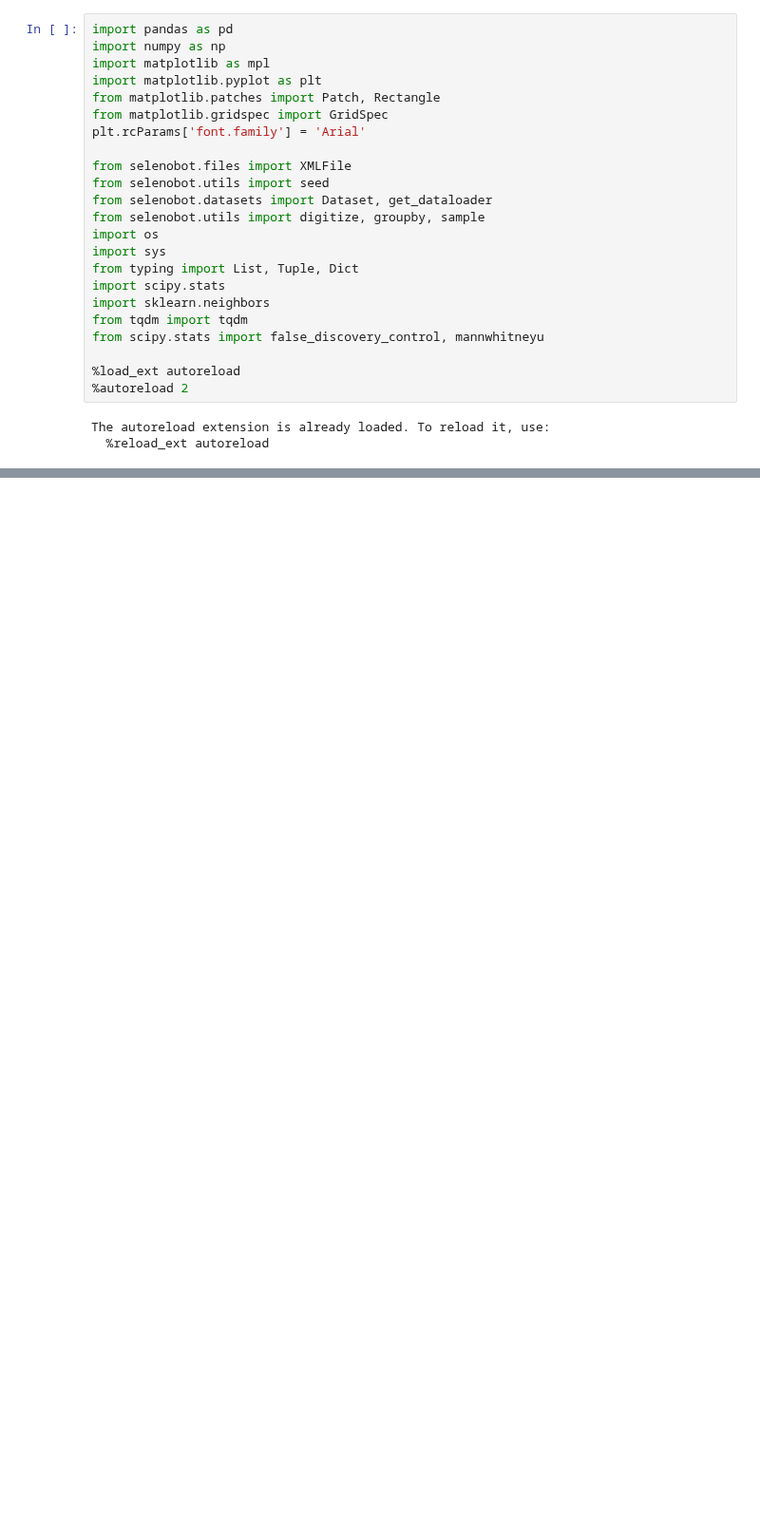
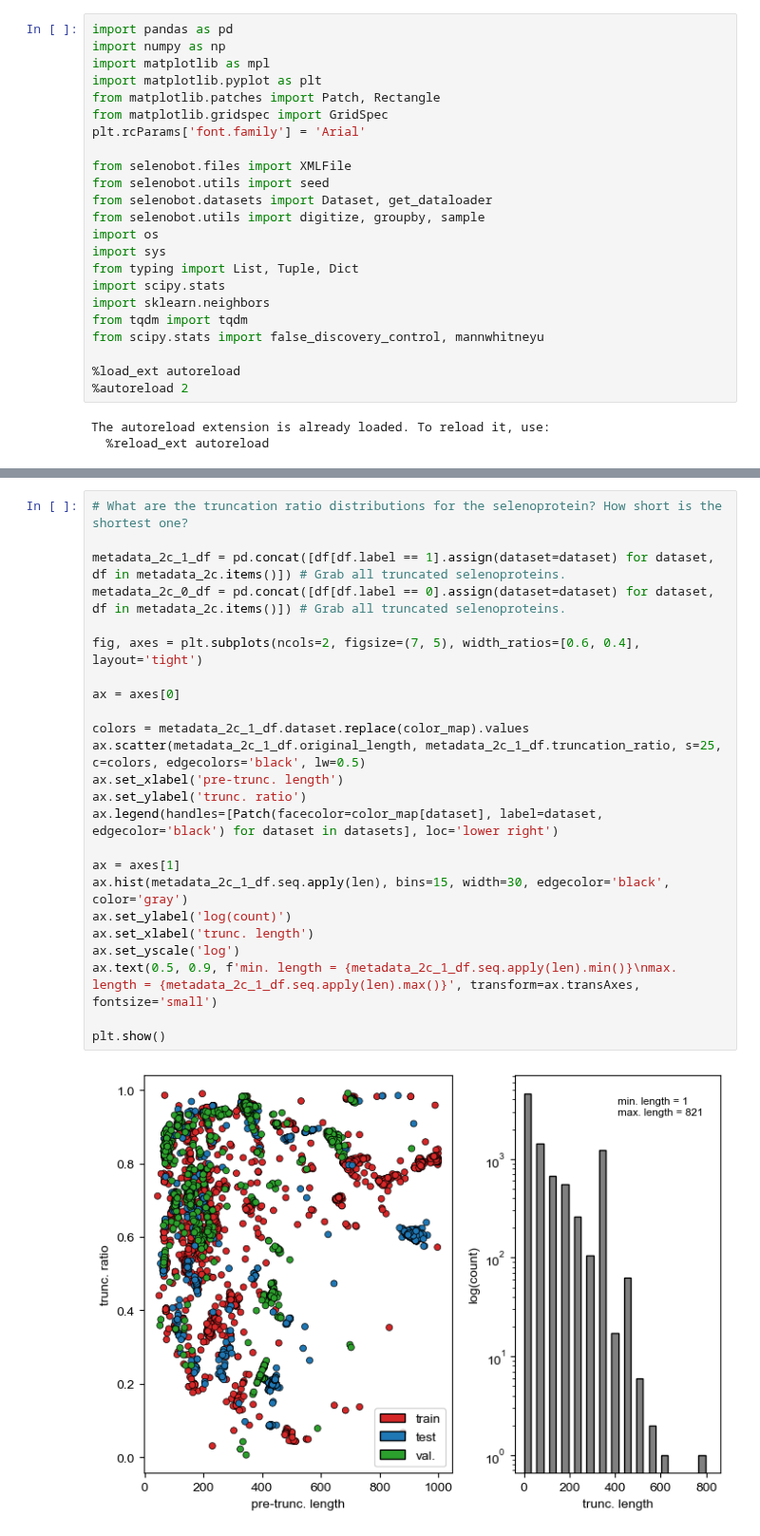
Before and after one commit to pipparichter/selenobot, a Jupyter notebook: notebooks/datasets.ipynb, the cells around one changed output, grey strips where cells are left out. Shown at 95% size. Cells and saved outputs as stored; diff of their text form; blank space fills up the shorter version.

```diff
--- a/notebooks/datasets.ipynb
+++ b/notebooks/datasets.ipynb
@@ -95,0 +82,26 @@ plt.show()
+# %%
+# What are the truncation ratio distributions for the selenoprotein? How short is the shortest one?
+
+metadata_2c_1_df = pd.concat([df[df.label == 1].assign(dataset=dataset) for dataset, df in metadata_2c.items()]) # Grab all truncated selenoproteins.
+metadata_2c_0_df = pd.concat([df[df.label == 0].assign(dataset=dataset) for dataset, df in metadata_2c.items()]) # Grab all truncated selenoproteins.
+
+fig, axes = plt.subplots(ncols=2, figsize=(7, 5), width_ratios=[0.6, 0.4], layout='tight')
+
+ax = axes[0]
+
+colors = metadata_2c_1_df.dataset.replace(color_map).values
+ax.scatter(metadata_2c_1_df.original_length, metadata_2c_1_df.truncation_ratio, s=25, c=colors, edgecolors='black', lw=0.5)
+ax.set_xlabel('pre-trunc. length')
+ax.set_ylabel('trunc. ratio')
+ax.legend(handles=[Patch(facecolor=color_map[dataset], label=dataset, edgecolor='black') for dataset in datasets], loc='lower right')
+
+ax = axes[1]
+ax.hist(metadata_2c_1_df.seq.apply(len), bins=15, width=30, edgecolor='black', color='gray')
+ax.set_ylabel('log(count)')
+ax.set_xlabel('trunc. length')
+ax.set_yscale('log')
+ax.text(0.5, 0.9, f'min. length = {metadata_2c_1_df.seq.apply(len).min()}\nmax. length = {metadata_2c_1_df.seq.apply(len).max()}', transform=ax.transAxes, fontsize='small')
+
+plt.show()
+# %% [output]
+[figure, added]
```
Also changed, not shown: parts of 5 cells of this notebook, 6 other files.
